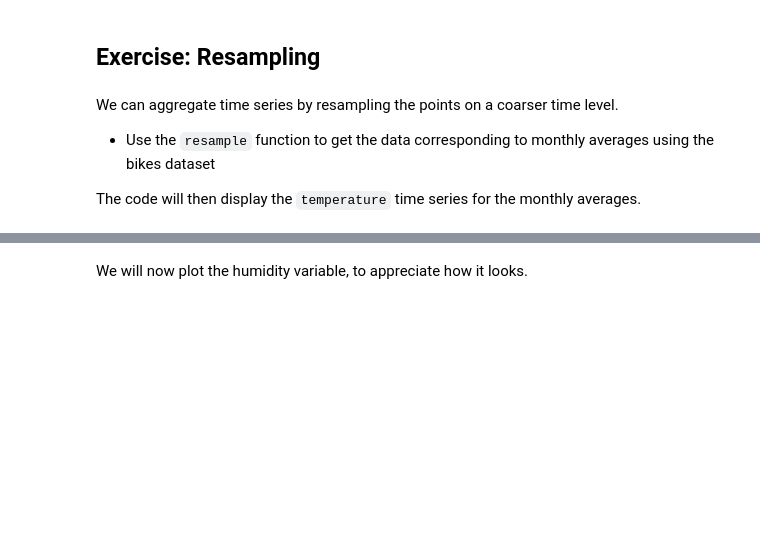
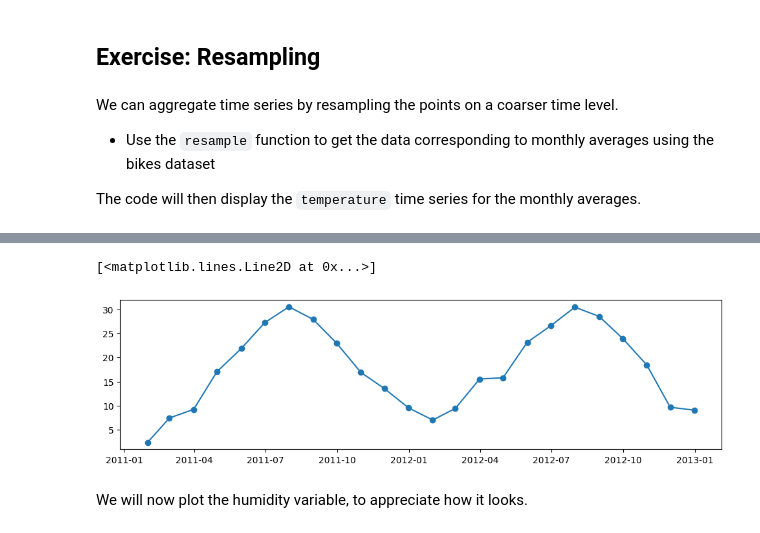
Before and after one commit to RajSubash075/ML-Learning-Hub, a Jupyter notebook: Time series analysis/preprocessing-for-time-series--practical/practicals/time-series-resampling-parsing.ipynb, the cells around one changed output, grey strips where cells are left out. Drawn from its saved outputs; the diff is of its cells as text; code cells hidden in the pictures; blank space fills up the shorter version.

```diff
--- a/Time series analysis/preprocessing-for-time-series--practical/practicals/time-series-resampling-parsing.ipynb
+++ b/Time series analysis/preprocessing-for-time-series--practical/practicals/time-series-resampling-parsing.ipynb
@@ -23,3 +28,11 @@ plt.plot(bikes_monthly.temperature, "-o")
+# %%
+bikes_monthly = bikes.resample("M").mean()
+
+plt.figure(figsize=(12, 3))
+plt.plot(bikes_monthly['temperature'], "-o")
+# %% [output]
+[<matplotlib.lines.Line2D at 0x...>]
+[figure, added]
 # %% [markdown]
 We will now plot the humidity variable, to appreciate how it looks.
 # %%
```
Also changed, not shown: parts of 13 cells of this notebook, 7 other files.
